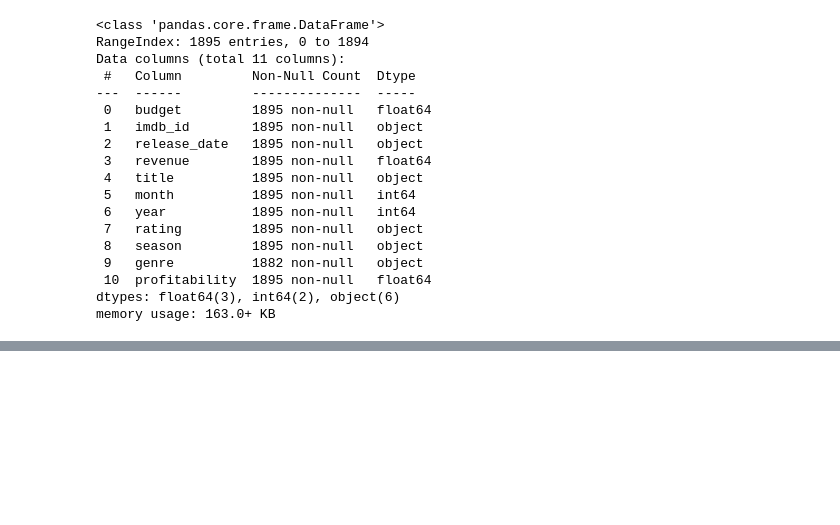
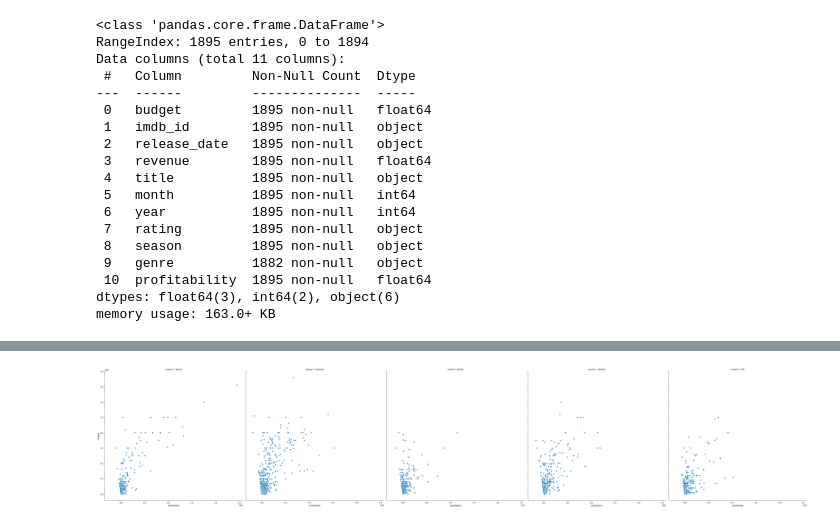
Before and after one commit to thomaspatrickhill/mod1_project_051120, a Jupyter notebook: Linear Regression Model 1.ipynb, the cells around one changed output, grey strips where cells are left out. Saved outputs shown, nothing was run; the diff lists cells and outputs as text; code cells hidden in the pictures; blank space fills up the shorter version.

```diff
--- a/Linear Regression Model 1.ipynb
+++ b/Linear Regression Model 1.ipynb
@@ -37,3 +37,5 @@ Data columns (total 11 columns):
  10  profitability  1895 non-null   float64
 dtypes: float64(3), int64(2), object(6)
 memory usage: 163.0+ KB
+# %%
+df.dropna(axis=0, inplace=True, how='any')
@@ -40,2 +63,2 @@ memory usage: 163.0+ KB
 # %%
-new_df = df[df.drop(['imdb_id', 'title', 'release_date', ])]
+new_df = df.drop(['imdb_id', 'title', 'release_date'], axis = 1)
@@ -41,0 +74,5 @@ new_df = df[df.drop(['imdb_id', 'title', 'release_date', ])]
+# %%
+sns.relplot(x="profitability", y="budget",
+            col="season", data=new_df, height=10);
+# %% [output]
+[figure, added]
```
Also changed, not shown: parts of 24 cells of this notebook.
